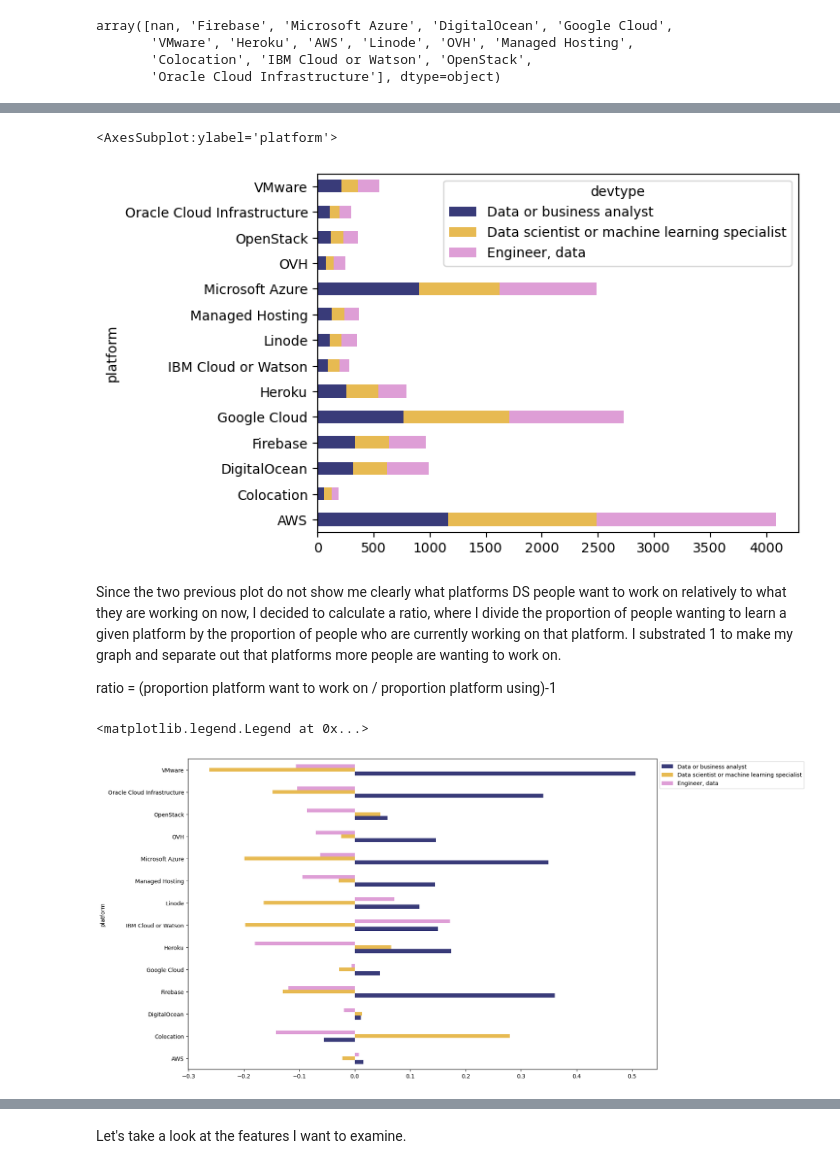
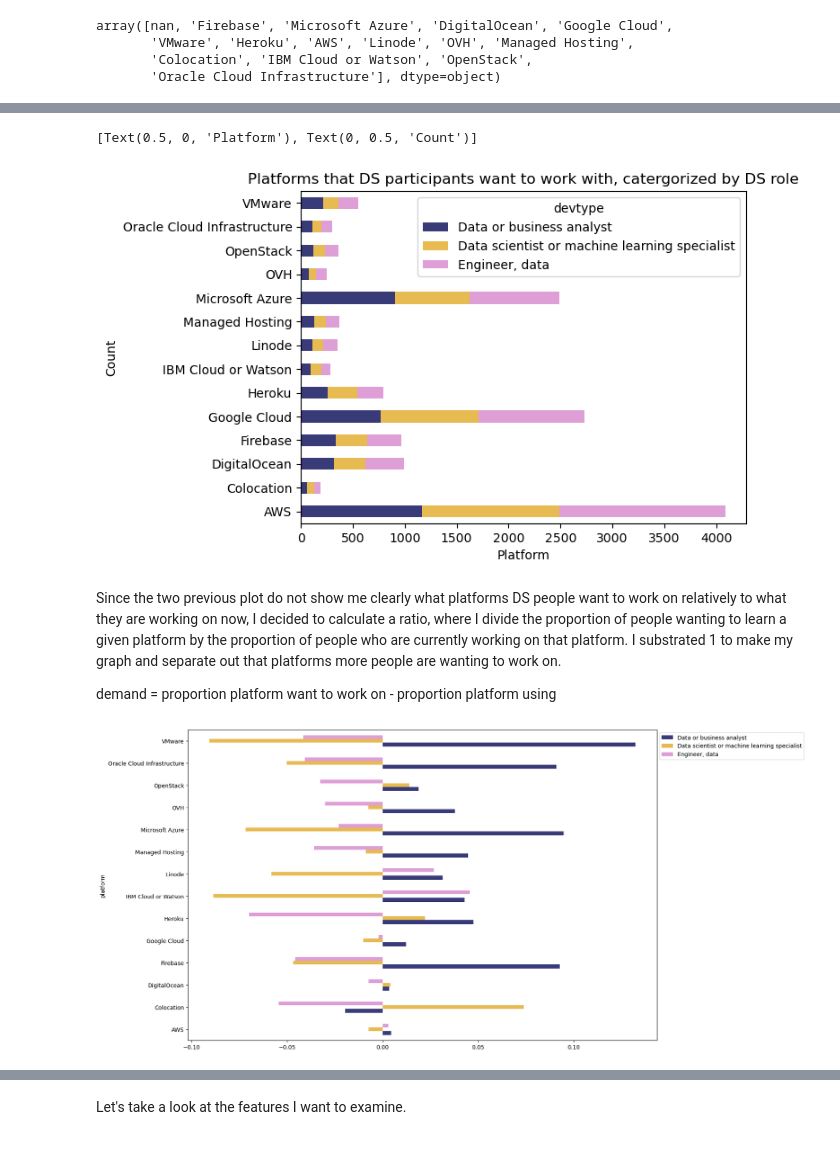
Before and after one commit to thecochenille/stackoverflow_survey2019to2022, a Jupyter notebook: Stackoverflow_survey2022Analysis.ipynb, the cells around one changed output, grey strips where cells are left out. Saved outputs shown, nothing was run; the diff lists cells and outputs as text; code cells hidden in the pictures.

```diff
--- a/Stackoverflow_survey2022Analysis.ipynb
+++ b/Stackoverflow_survey2022Analysis.ipynb
@@ -186,11 +165,13 @@ Index(['ResponseId', 'MainBranch', 'Employment', 'RemoteWork',
 # %%
 df2022_DS_explode_wantplat = df2022_DS.assign(platform=df2022_DS.PlatformWantToWorkWith.str.split(';')).explode('platform').reset_index(drop=True)
-df2022_DS_explode_wantplat.groupby(['platform'])['devtype'].value_counts().unstack().plot(kind='barh', stacked=True,colormap='tab20b')
+
+ax2 = df2022_DS_explode_wantplat.groupby(['platform'])['devtype'].value_counts().unstack().plot(kind='barh', stacked=True,colormap='tab20b',title="Platforms that DS participants want to work with, catergorized by DS role")
+ax2.set(xlabel='Count', ylabel='Platform')
 # %% [output]
-<AxesSubplot:ylabel='platform'>
+[Text(0.5, 0, 'Platform'), Text(0, 0.5, 'Count')]
-[figure, old version]
+[figure, new version]
 # %% [markdown]
 Since the two previous plot do not show me clearly what platforms DS people want to work on relatively to what they are working on now, I decided to calculate a ratio, where I divide the proportion of people wanting to learn a given platform by the proportion of people who are currently working on that platform. I substrated 1 to make my graph and separate out that platforms more people are wanting to work on.
 
-ratio = (proportion platform want to work on / proportion platform using)-1
+demand = proportion platform want to work on - proportion platform using
 # %%
@@ -199,5 +179,4 @@ ratio = (df2022_DS_explode_wantplat.groupby(['platform'])['devtype'].value_count
 # %%
-ratio.unstack().plot(kind='barh',colormap='tab20b',figsize=(15, 10)).legend(bbox_to_anchor=(1.0, 1.0))
+ax3 = demand.unstack().plot(kind='barh',colormap='tab20b',figsize=(15, 10)).legend(bbox_to_anchor=(1.0, 1.0))
 # %% [output]
-<matplotlib.legend.Legend at 0x...>
-[figure, old version]
+[figure, new version]
```
Also changed, not shown: parts of 129 cells of this notebook.
